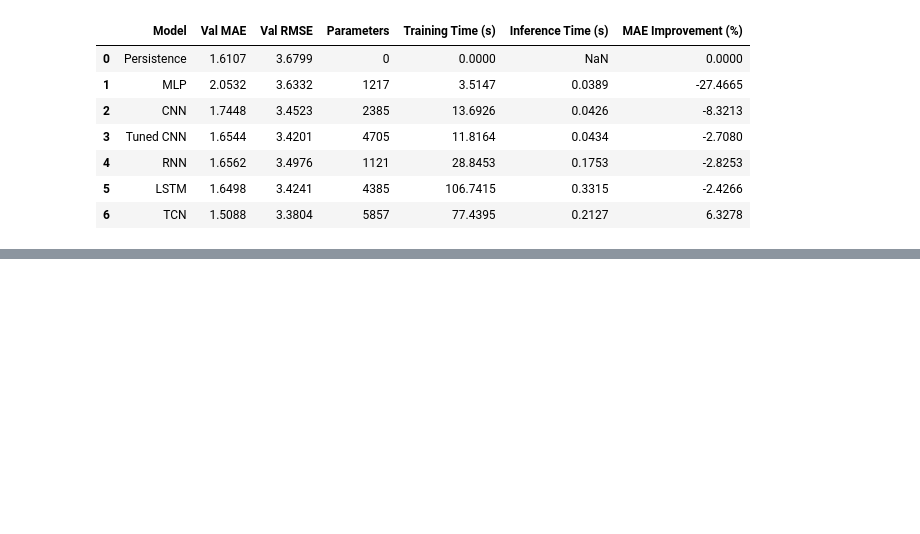
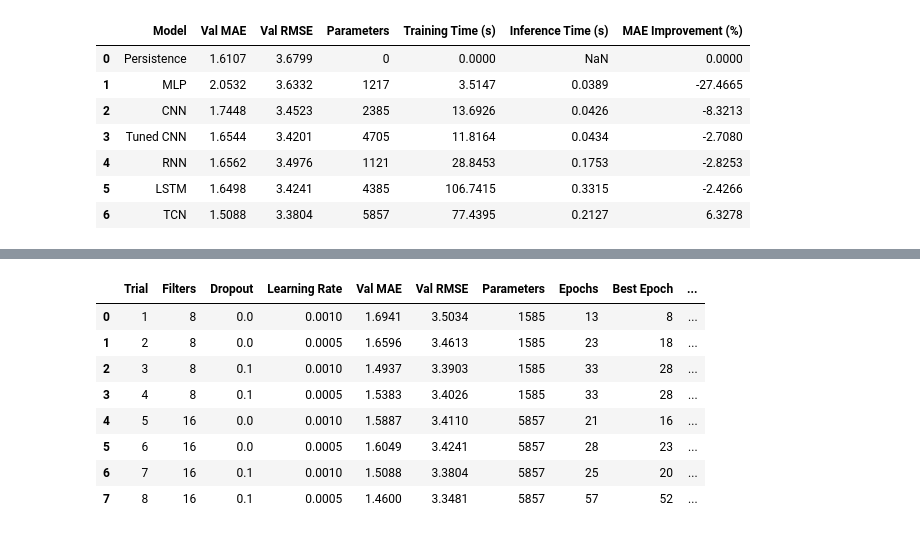
Before and after one commit to qchen534/AISE4010-Project, a Jupyter notebook: AISE4010_Project_Group#3.ipynb, the cells around one changed output, grey strips where cells are left out. Saved outputs shown, nothing was run; the diff lists cells and outputs as text; code cells hidden in the pictures; blank space fills up the shorter version.

Commit message:
Complete grid research and checkpoints saving for stage 2

```diff
--- a/AISE4010_Project_Group#3.ipynb
+++ b/AISE4010_Project_Group#3.ipynb
@@ -2314,0 +2344,33 @@ display(stage2_comparison.round(4))
+# %%
+# TCN Hyperparameter Search Space
+
+TCN_PARAM_GRID = {
+    "filters": [8, 16],
+    "dropout": [0.0, 0.1],
+    "learning_rate": [0.001, 0.0005]
+}
+
+HPO_MAX_EPOCHS = 60
+HPO_BATCH_SIZE = 32
+HPO_PATIENCE = 5
+HPO_SEED = 42
+
+import itertools
+
+tcn_combinations = list(itertools.product(
+    TCN_PARAM_GRID["filters"],
+    TCN_PARAM_GRID["dropout"],
+    TCN_PARAM_GRID["learning_rate"]
+))
+
+print("Total HPO trials:", len(tcn_combinations))
+
+for i, (filters, dropout, lr) in enumerate(
+    tcn_combinations, start=1
+):
+    print(
+        f"Trial {i}: "
+        f"filters={filters}, "
+        f"dropout={dropout}, "
+        f"lr={lr}"
+    )
@@ -2314,0 +2660,14 @@ display(stage2_comparison.round(4))
+# %%
+# Original TCN HPO Results
+tcn_hpo_results_df = pd.DataFrame(tcn_hpo_results)
+display(tcn_hpo_results_df.round(4))
+# %% [output]
+|  | Trial | Filters | Dropout | Learning Rate | Val MAE | Val RMSE | Parameters | Epochs | Best Epoch | ... |
+| 0 | 1 | 8 | 0.0 | 0.0010 | 1.6941 | 3.5034 | 1585 | 13 | 8 | ... |
+| 1 | 2 | 8 | 0.0 | 0.0005 | 1.6596 | 3.4613 | 1585 | 23 | 18 | ... |
+| 2 | 3 | 8 | 0.1 | 0.0010 | 1.4937 | 3.3903 | 1585 | 33 | 28 | ... |
+| 3 | 4 | 8 | 0.1 | 0.0005 | 1.5383 | 3.4026 | 1585 | 33 | 28 | ... |
+| 4 | 5 | 16 | 0.0 | 0.0010 | 1.5887 | 3.4110 | 5857 | 21 | 16 | ... |
+| 5 | 6 | 16 | 0.0 | 0.0005 | 1.6049 | 3.4241 | 5857 | 28 | 23 | ... |
+| 6 | 7 | 16 | 0.1 | 0.0010 | 1.5088 | 3.3804 | 5857 | 25 | 20 | ... |
+| 7 | 8 | 16 | 0.1 | 0.0005 | 1.4600 | 3.3481 | 5857 | 57 | 52 | ... |
```
Also changed, not shown: parts of 11 cells of this notebook, 4 other files.
